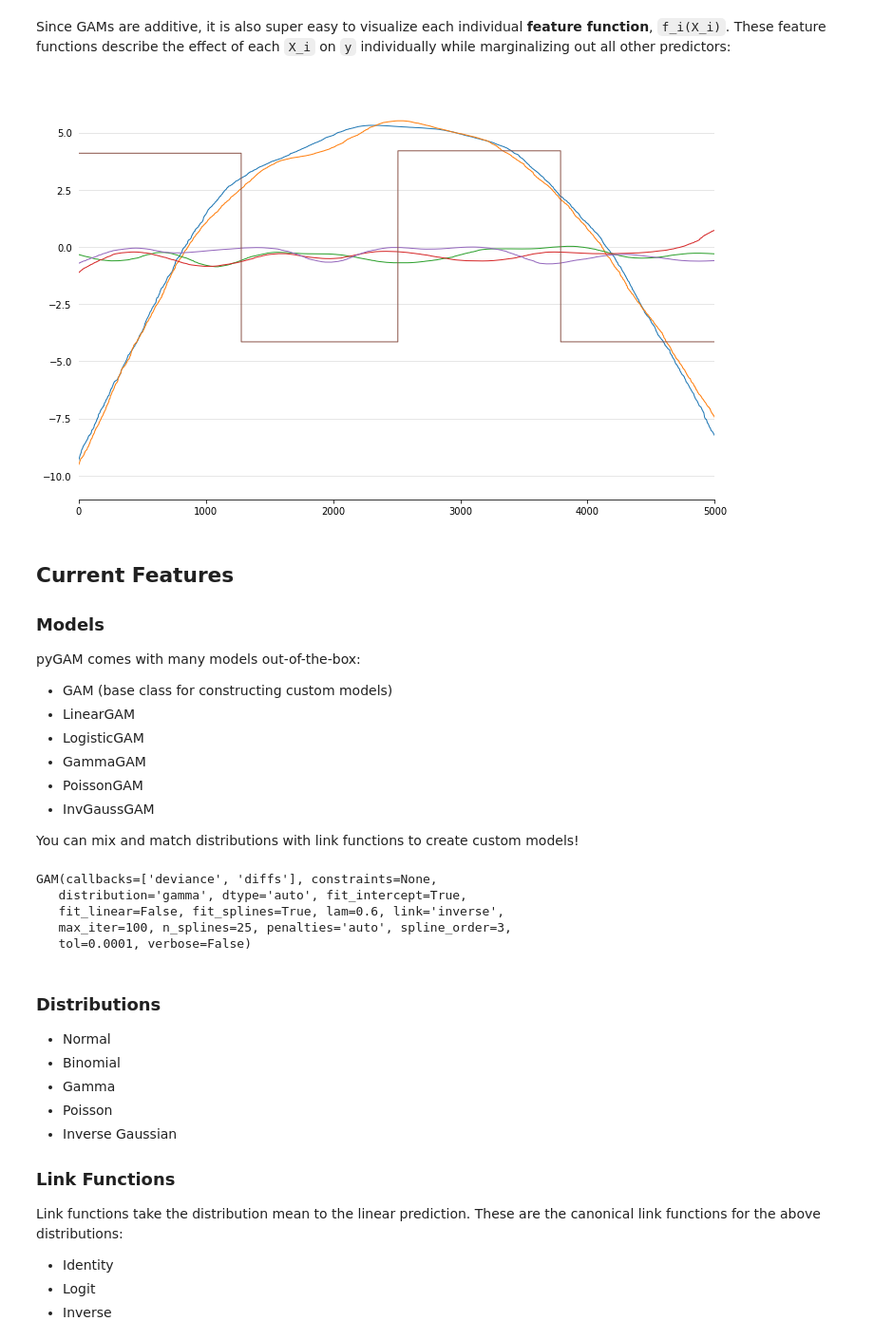
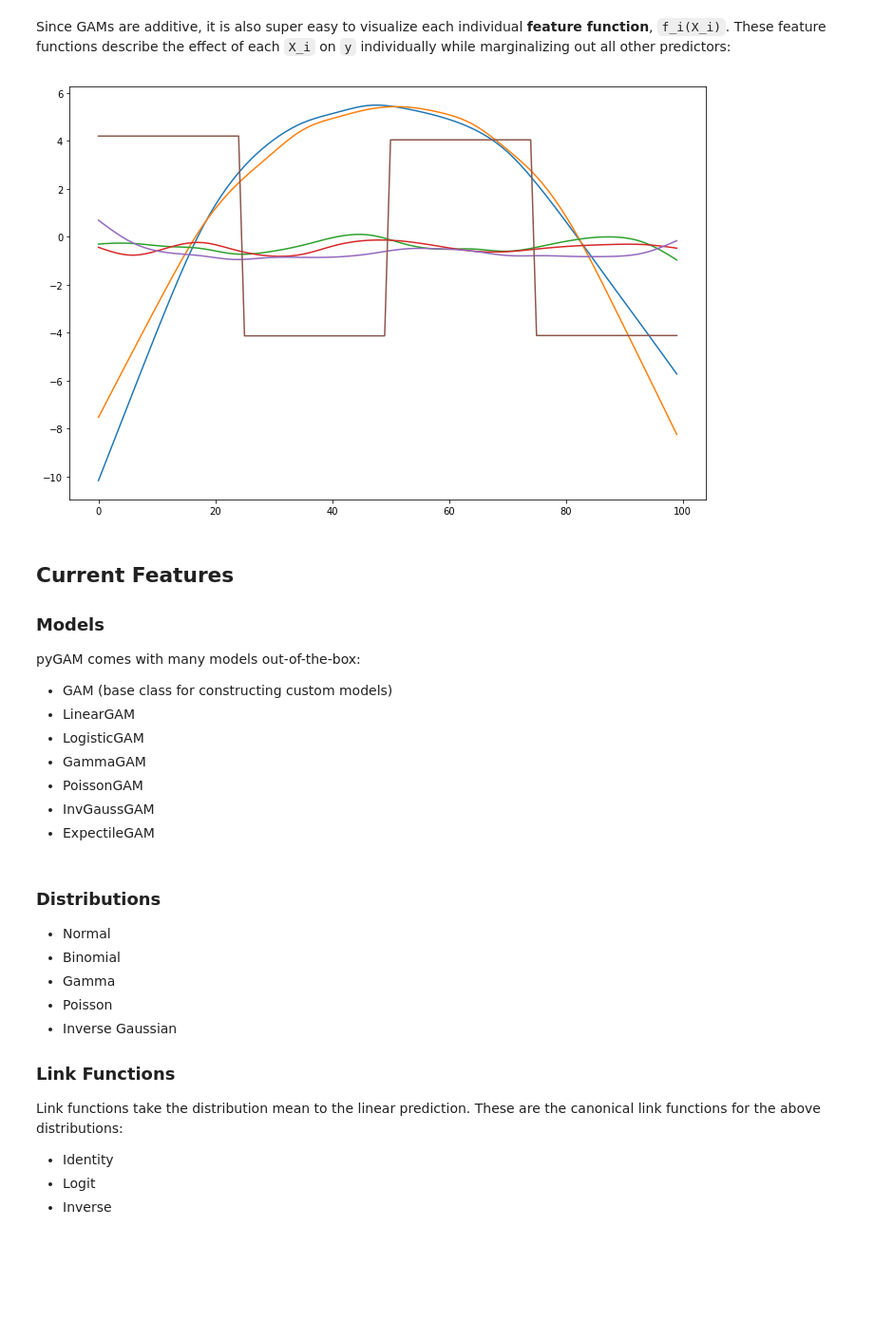
Before and after one commit to dswah/pyGAM, a Jupyter notebook: doc/source/notebooks/getting_started.ipynb, the cells around one changed output. Shown at 95% size. Drawn from its saved outputs; the diff is of its cells as text; code cells hidden in the pictures; blank space fills up the shorter version.

```diff
--- a/doc/source/notebooks/getting_started.ipynb
+++ b/doc/source/notebooks/getting_started.ipynb
@@ -399,12 +342,13 @@ LogisticGAM(callbacks=[Deviance(), Diffs(), Accuracy()],
 # %% [markdown]
 Since GAMs are additive, it is also super easy to visualize each individual **feature function**, `f_i(X_i)`. These feature functions describe the effect of each `X_i` on `y` individually while marginalizing out all other predictors:
-# %%
-import numpy as np
-
-pdeps = gam.partial_dependence(np.sort(X, axis=0))
-_ = plt.plot(pdeps)
-# %% [output]
-[figure, removed]
+# %%
+plt.figure()
+for i, term in enumerate(gam.terms):
+    if term.isintercept:
+        continue
+    plt.plot(gam.partial_dependence(term=i))
+# %% [output]
+[figure, added]
 # %% [markdown]
 ## Current Features
 
@@ -417,16 +361,7 @@ pyGAM comes with many models out-of-the-box:
 - GammaGAM
 - PoissonGAM
 - InvGaussGAM
-
-You can mix and match distributions with link functions to create custom models!
+- ExpectileGAM
-# %%
-GAM(distribution='gamma', link='inverse')
-# %% [output]
-GAM(callbacks=['deviance', 'diffs'], constraints=None,
-   distribution='gamma', dtype='auto', fit_intercept=True,
-   fit_linear=False, fit_splines=True, lam=0.6, link='inverse',
-   max_iter=100, n_splines=25, penalties='auto', spline_order=3,
-   tol=0.0001, verbose=False)
 # %% [markdown]
 ### Distributions
 
```
Also changed, not shown: parts of 39 cells of this notebook.
